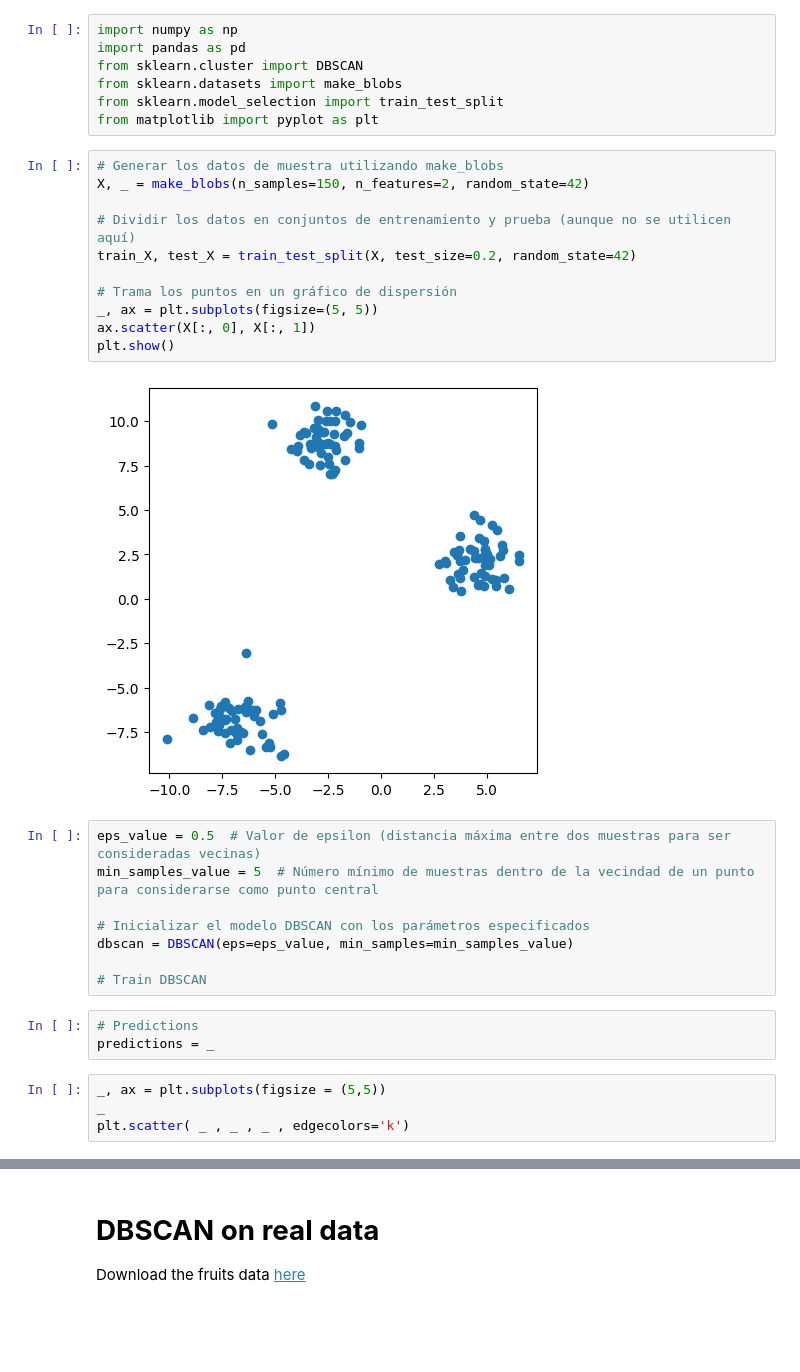
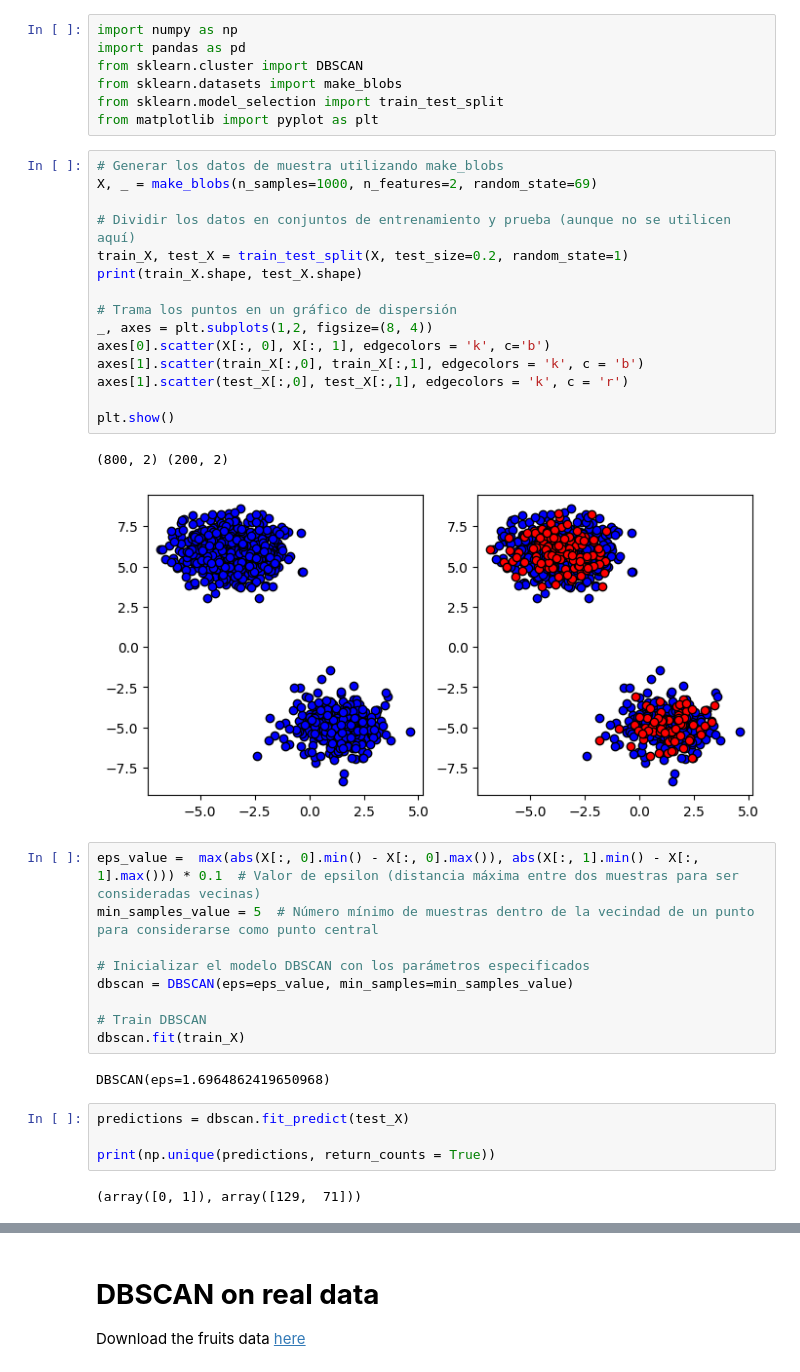
Before and after one commit to DuskySam2/machine_learning_20241, a Jupyter notebook: Sem_07/DBSCAN.ipynb, the cells around one changed output, grey strips where cells are left out. Saved outputs shown, nothing was run; the diff lists cells and outputs as text; blank space fills up the shorter version.

```diff
--- a/Sem_07/DBSCAN.ipynb
+++ b/Sem_07/DBSCAN.ipynb
@@ -11,29 +11,36 @@ from sklearn.model_selection import train_test_split
 from matplotlib import pyplot as plt
 # %%
 # Generar los datos de muestra utilizando make_blobs
-X, _ = make_blobs(n_samples=150, n_features=2, random_state=42)
+X, _ = make_blobs(n_samples=1000, n_features=2, random_state=69)
 
 # Dividir los datos en conjuntos de entrenamiento y prueba (aunque no se utilicen aquí)
-train_X, test_X = train_test_split(X, test_size=0.2, random_state=42)
+train_X, test_X = train_test_split(X, test_size=0.2, random_state=1)
+print(train_X.shape, test_X.shape)
 
 # Trama los puntos en un gráfico de dispersión
-_, ax = plt.subplots(figsize=(5, 5))
-ax.scatter(X[:, 0], X[:, 1])
+_, axes = plt.subplots(1,2, figsize=(8, 4))
+axes[0].scatter(X[:, 0], X[:, 1], edgecolors = 'k', c='b')
+axes[1].scatter(train_X[:,0], train_X[:,1], edgecolors = 'k', c = 'b')
+axes[1].scatter(test_X[:,0], test_X[:,1], edgecolors = 'k', c = 'r')
+
 plt.show()
 # %% [output]
+(800, 2) (200, 2)
-[figure, old version]
+[figure, new version]
 # %%
-eps_value = 0.5  # Valor de epsilon (distancia máxima entre dos muestras para ser consideradas vecinas)
+eps_value =  max(abs(X[:, 0].min() - X[:, 0].max()), abs(X[:, 1].min() - X[:, 1].max())) * 0.1  # Valor de epsilon (distancia máxima entre dos muestras para ser consideradas vecinas)
 min_samples_value = 5  # Número mínimo de muestras dentro de la vecindad de un punto para considerarse como punto central
 
 # Inicializar el modelo DBSCAN con los parámetros especificados
 dbscan = DBSCAN(eps=eps_value, min_samples=min_samples_value)
 
 # Train DBSCAN
+dbscan.fit(train_X)
+# %% [output]
+DBSCAN(eps=1.6964862419650968)
-# %%
-# Predictions
-predictions = _
-# %%
-_, ax = plt.subplots(figsize = (5,5))
-_
-plt.scatter( _ , _ , _ , edgecolors='k')
+# %%
+predictions = dbscan.fit_predict(test_X)
+
+print(np.unique(predictions, return_counts = True))
+# %% [output]
+(array([0, 1]), array([129,  71]))
```
Also changed, not shown: parts of 9 cells of this notebook, 5 other files.
